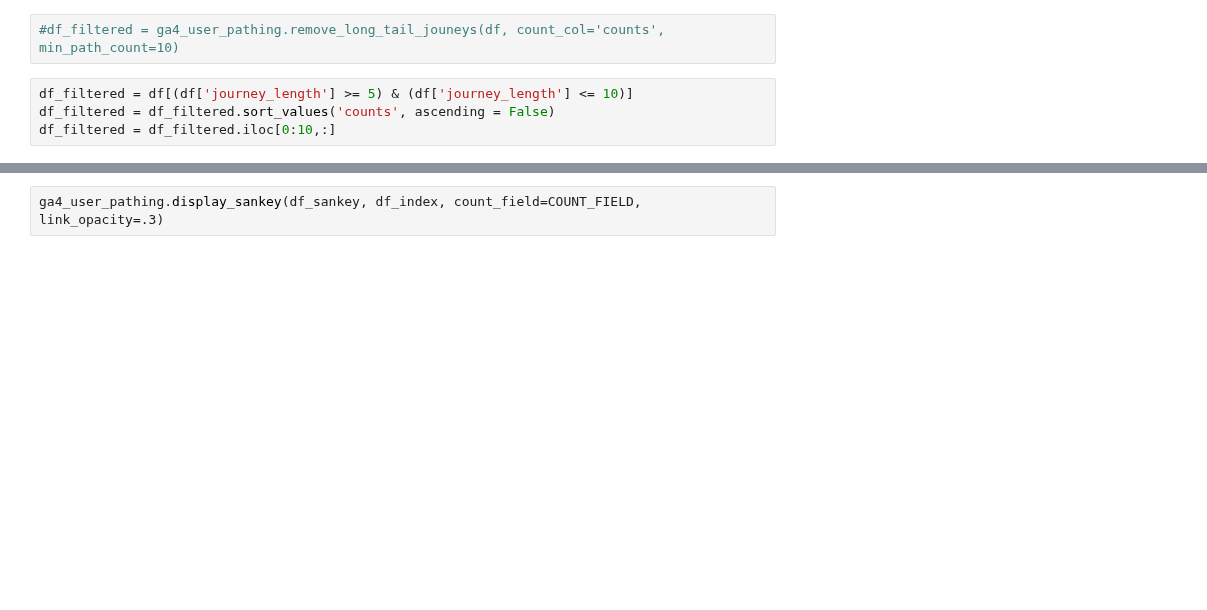
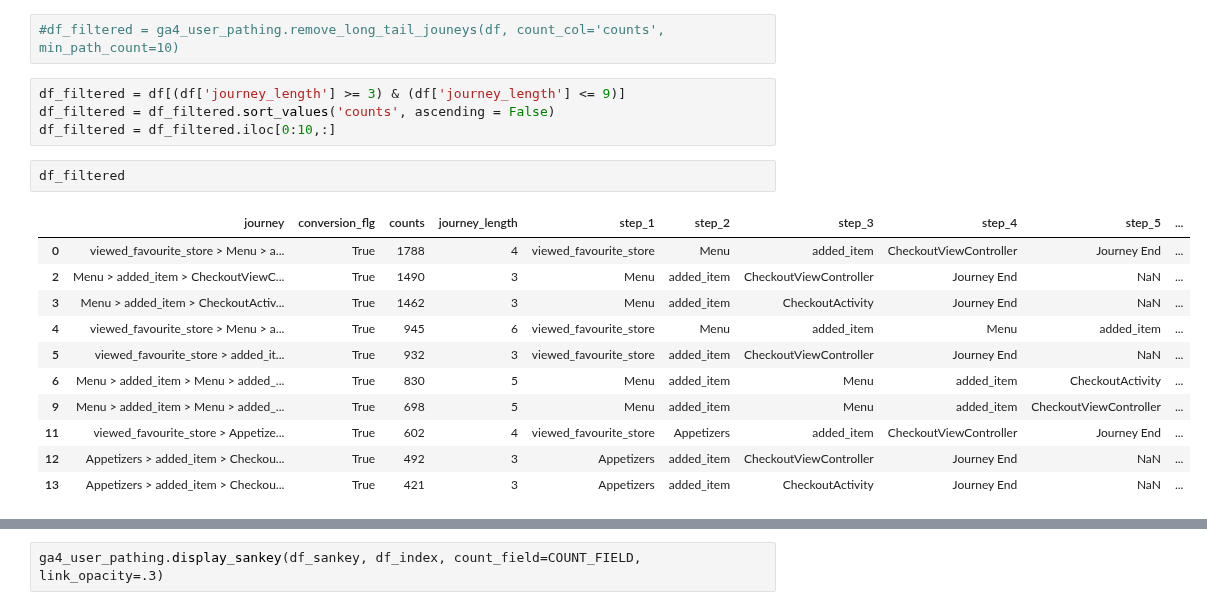
Before and after one commit to matt-walentosky-bt/applebees_user_pathing_analysis, a Jupyter notebook: APP_user_pathing_analysis_20221004.ipynb, the cells around one changed output, grey strips where cells are left out. Saved outputs shown, nothing was run; the diff lists cells and outputs as text; blank space fills up the shorter version.

```diff
--- a/APP_user_pathing_analysis_20221004.ipynb
+++ b/APP_user_pathing_analysis_20221004.ipynb
@@ -114,6 +112,20 @@ df['journey'][1]
 # %%
 #df_filtered = ga4_user_pathing.remove_long_tail_jouneys(df, count_col='counts', min_path_count=10)
 # %%
-df_filtered = df[(df['journey_length'] >= 5) & (df['journey_length'] <= 10)]
+df_filtered = df[(df['journey_length'] >= 3) & (df['journey_length'] <= 9)]
 df_filtered = df_filtered.sort_values('counts', ascending = False)
 df_filtered = df_filtered.iloc[0:10,:]
+# %%
+df_filtered
+# %% [output]
+|  | journey | conversion_flg | counts | journey_length | step_1 | step_2 | step_3 | step_4 | step_5 | ... |
+| 0 | viewed_favourite_store > Menu > a... | True | 1788 | 4 | viewed_favourite_store | Menu | added_item | CheckoutViewController | Journey End | ... |
+| 2 | Menu > added_item > CheckoutViewC... | True | 1490 | 3 | Menu | added_item | CheckoutViewController | Journey End | NaN | ... |
+| 3 | Menu > added_item > CheckoutActiv... | True | 1462 | 3 | Menu | added_item | CheckoutActivity | Journey End | NaN | ... |
+| 4 | viewed_favourite_store > Menu > a... | True | 945 | 6 | viewed_favourite_store | Menu | added_item | Menu | added_item | ... |
+| 5 | viewed_favourite_store > added_it... | True | 932 | 3 | viewed_favourite_store | added_item | CheckoutViewController | Journey End | NaN | ... |
+| 6 | Menu > added_item > Menu > added_... | True | 830 | 5 | Menu | added_item | Menu | added_item | CheckoutActivity | ... |
+| 9 | Menu > added_item > Menu > added_... | True | 698 | 5 | Menu | added_item | Menu | added_item | CheckoutViewController | ... |
+| 11 | viewed_favourite_store > Appetize... | True | 602 | 4 | viewed_favourite_store | Appetizers | added_item | CheckoutViewController | Journey End | ... |
+| 12 | Appetizers > added_item > Checkou... | True | 492 | 3 | Appetizers | added_item | CheckoutViewController | Journey End | NaN | ... |
+| 13 | Appetizers > added_item > Checkou... | True | 421 | 3 | Appetizers | added_item | CheckoutActivity | Journey End | NaN | ... |
```
Also changed, not shown: parts of 13 cells of this notebook, 3 other files.
